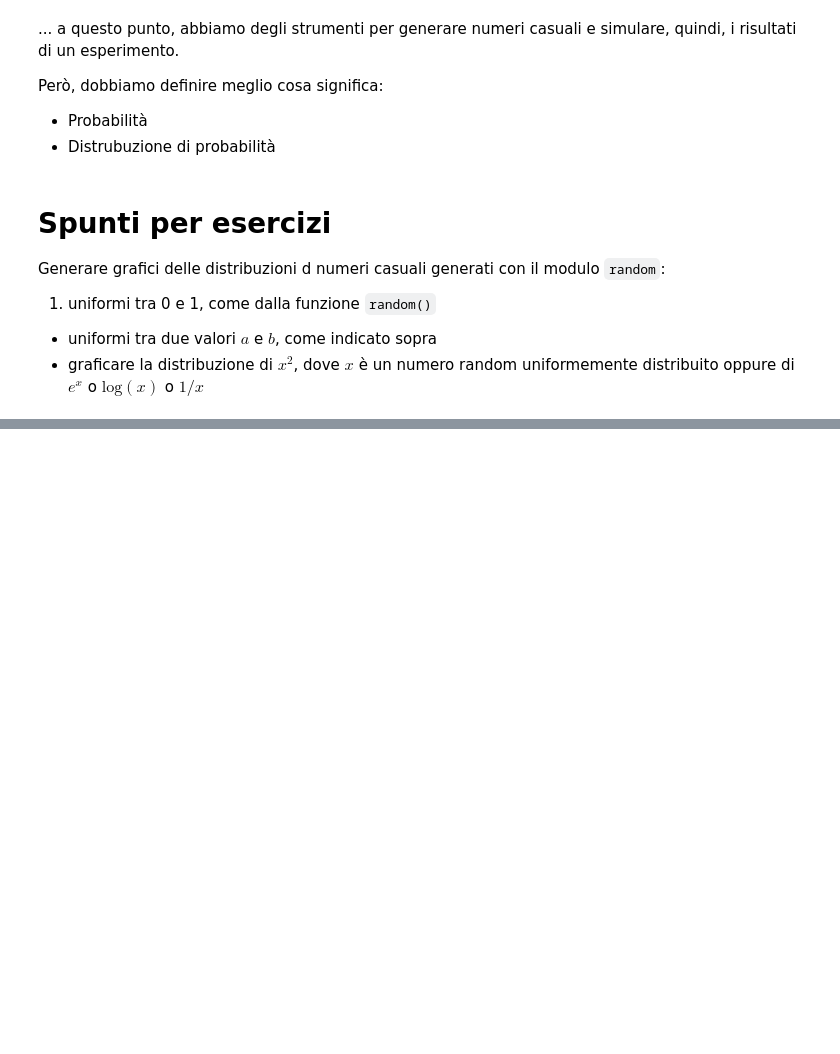
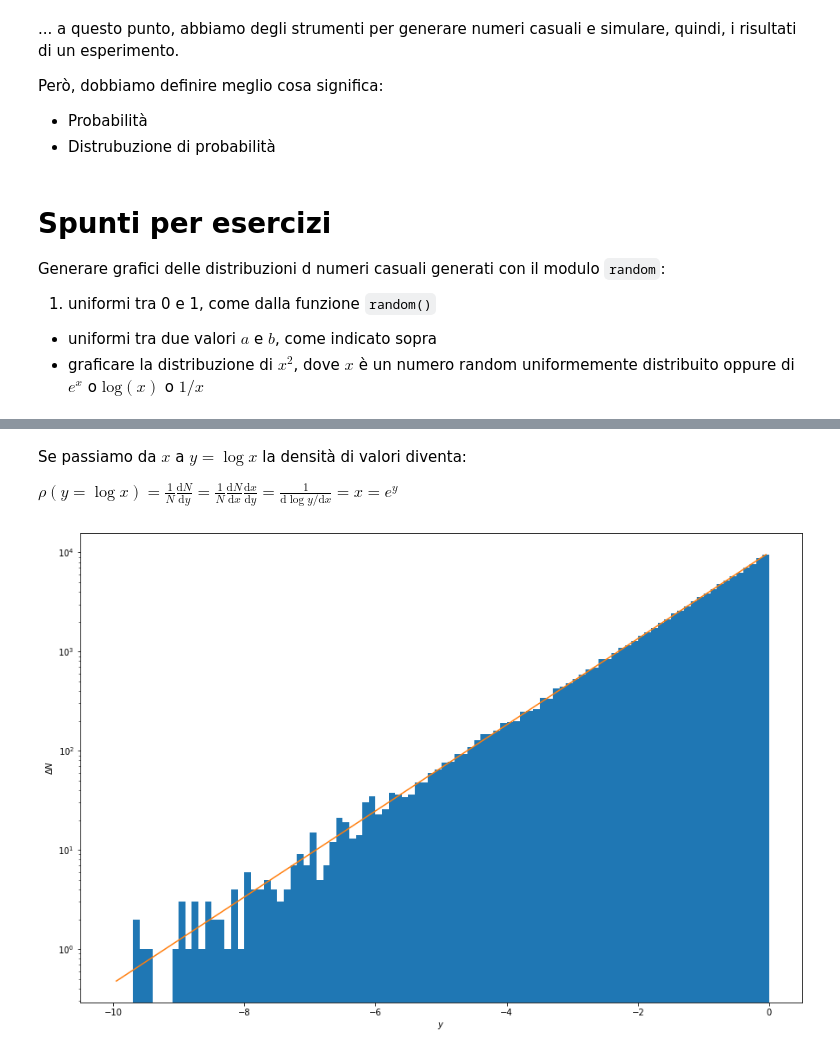
Before and after one commit to lucalista/analisi-dati-2023, a Jupyter notebook: 03.01.00__Generatori_di_numeri_pseudocasuali_in_python.ipynb, the cells around one changed output, grey strips where cells are left out. Saved outputs shown, nothing was run; the diff lists cells and outputs as text; code cells hidden in the pictures; blank space fills up the shorter version.

```diff
--- a/03.01.00__Generatori_di_numeri_pseudocasuali_in_python.ipynb
+++ b/03.01.00__Generatori_di_numeri_pseudocasuali_in_python.ipynb
@@ -89,0 +216,18 @@
+# %% [markdown]
+Se passiamo da $x$ a $y=\log x$ la densità di valori diventa:
+
+$\displaystyle \rho(y=\log x)=\frac{1}{N}\frac{\mathrm{d}N}{\mathrm{d}y}=\frac{1}{N}\frac{\mathrm{d}N}{\mathrm{d}x}\frac{\mathrm{d}x}{\mathrm{d}y} = \frac{1}{\mathrm{d}\log y/\mathrm{d}x} = x = e^y$
+# %%
+nbins = 100
+fig, ax = plt.subplots(figsize=(15, 10))
+n, bins, patches = ax.hist(np.log(x), nbins, range=(-10,0))
+dy = 10/nbins
+yy = np.linspace(-10 + dy/2, 0 - dy/2, nbins)
+nn = np.exp(yy)*nrand*dy
+ax.plot(yy, nn)
+ax.set_xlabel('$y$')
+ax.set_ylabel('$\Delta N$')
+ax.set_yscale('log')
+plt.show()
+# %% [output]
+[figure, added]
```
Also changed, not shown: parts of 15 cells of this notebook.
